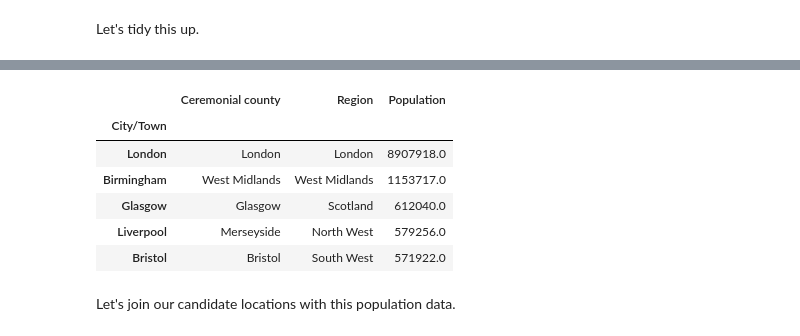
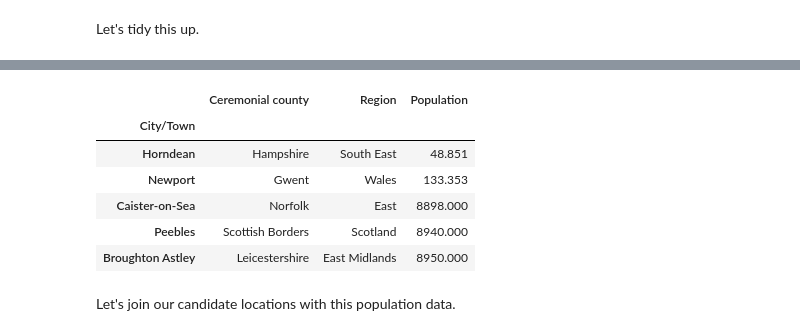
Before and after one commit to benmorgan-sidehustle/Coursera_Capstone, a Jupyter notebook: Coursera IBM Capstone Project.ipynb, the cells around one changed output, grey strips where cells are left out. Drawn from its saved outputs; the diff is of its cells as text; code cells hidden in the pictures.

```diff
--- a/Coursera IBM Capstone Project.ipynb
+++ b/Coursera IBM Capstone Project.ipynb
@@ -108,14 +115,13 @@ population_table = population_table.drop( columns = [ "Rank" , "in region" , "Un
-# %%
-population_table = population_table.set_index( "City/Town")
-population_table.head()
-# %% [output]
-|  | Ceremonial county | Region | Population |
-| City/Town |  |  |  |
-| London | London | London | 8907918.0 |
-| Birmingham | West Midlands | West Midlands | 1153717.0 |
-| Glasgow | Glasgow | Scotland | 612040.0 |
-| Liverpool | Merseyside | North West | 579256.0 |
-| Bristol | Bristol | South West | 571922.0 |
+# %%
+population_table.sort_values( by="Population" ).head()
+# %% [output]
+|  | Ceremonial county | Region | Population |
+| City/Town |  |  |  |
+| Horndean | Hampshire | South East | 48.851 |
+| Newport | Gwent | Wales | 133.353 |
+| Caister-on-Sea | Norfolk | East | 8898.000 |
+| Peebles | Scottish Borders | Scotland | 8940.000 |
+| Broughton Astley | Leicestershire | East Midlands | 8950.000 |
 # %% [markdown]
 Let's join our candidate locations with this population data.
 # %%
```
Also changed, not shown: parts of 6 cells of this notebook.
